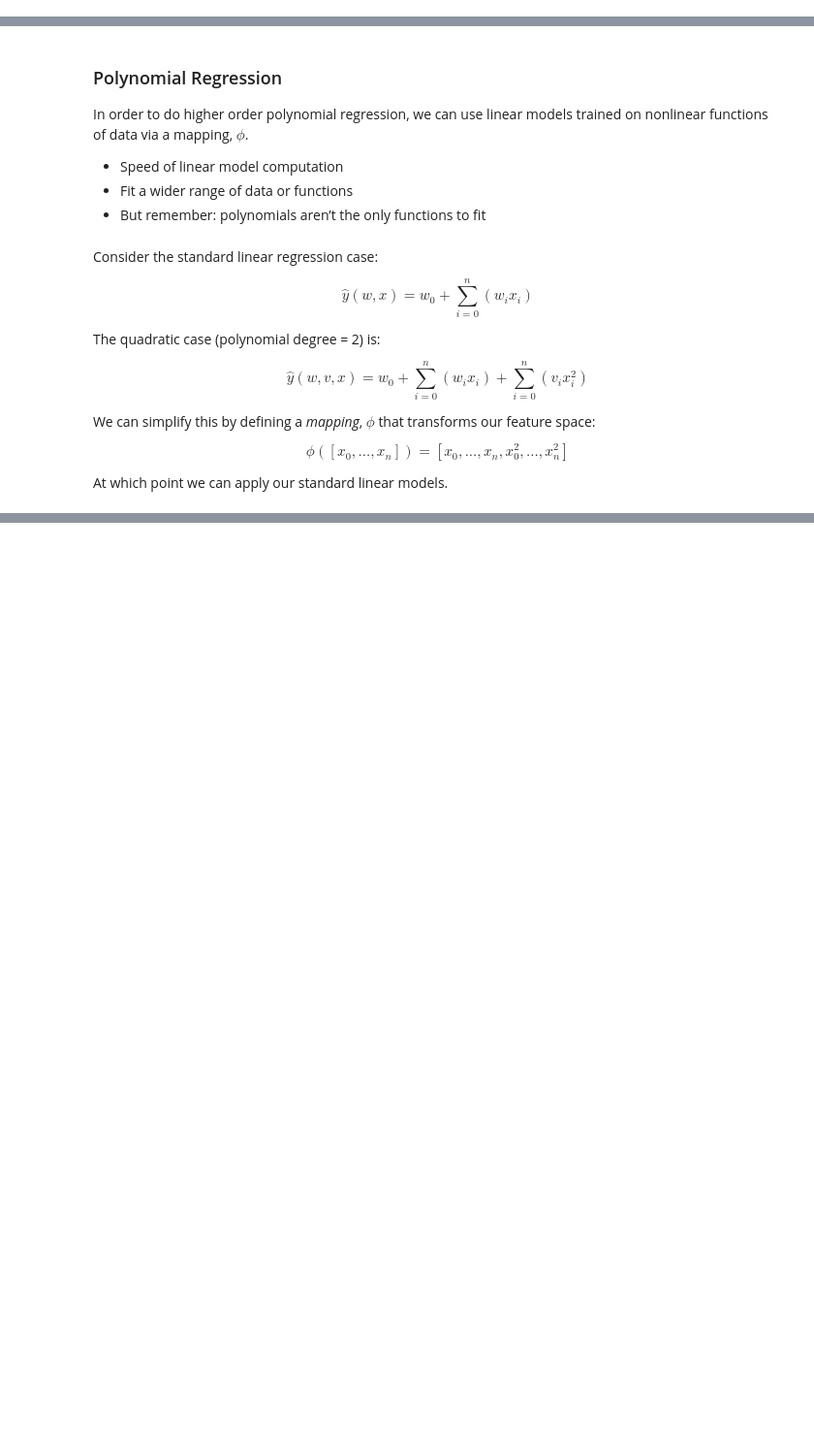
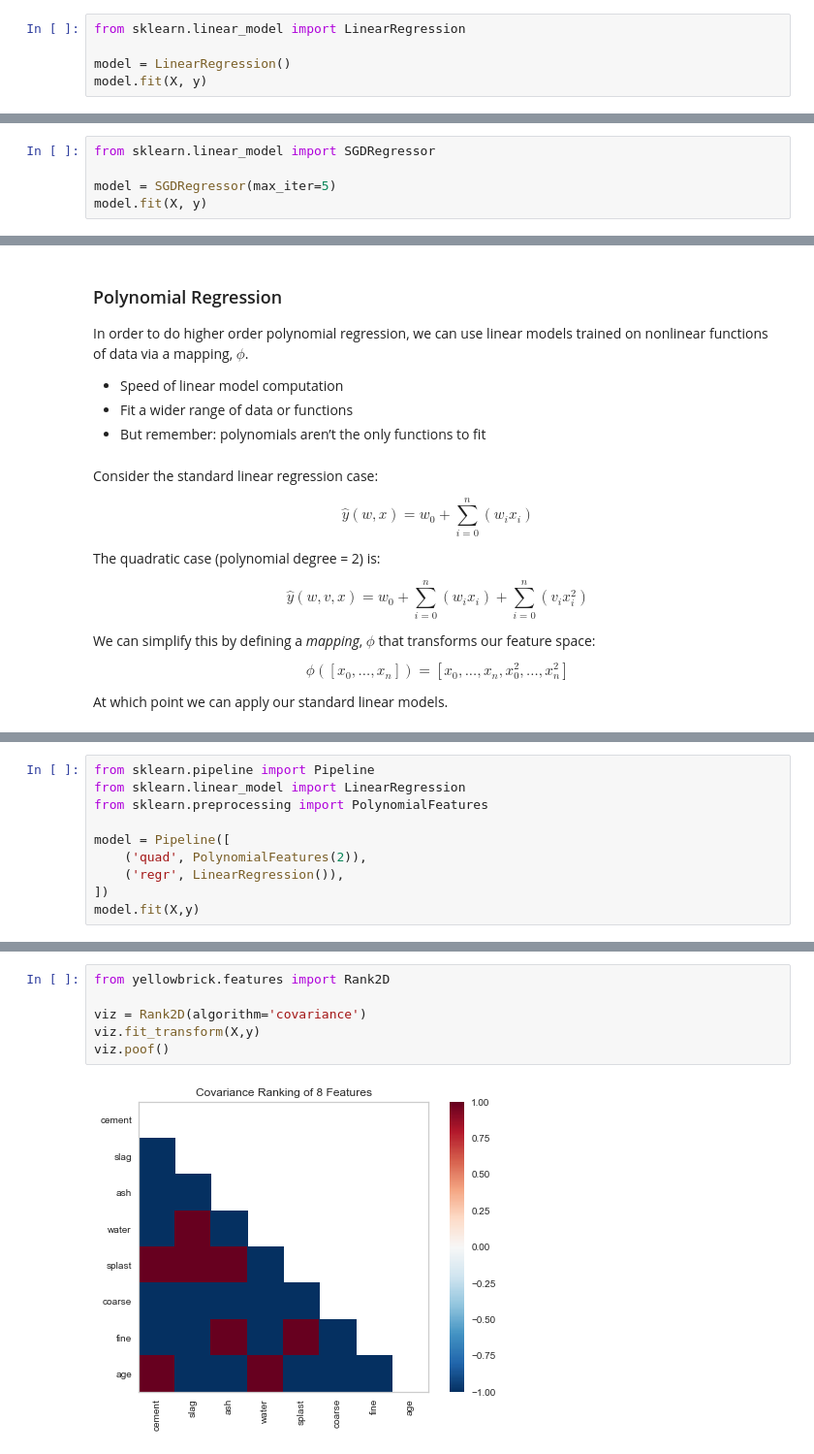
Before and after one commit to DistrictDataLabs/navyfcu-ml, a Jupyter notebook: Session 2 - Regression and Regularization.ipynb, the cells around one changed output, grey strips where cells are left out. Shown: that part at 97% size. Saved outputs shown, nothing was run; the diff lists cells and outputs as text; blank space fills up the shorter version.

```diff
--- a/Session 2 - Regression and Regularization.ipynb
+++ b/Session 2 - Regression and Regularization.ipynb
@@ -82,3 +91,8 @@ One-step learning algorithm solved by linear algebra system of linear equations
 - Slow if $n$ is large (e.g. $n\geq10^4$)
 - Computation of $(X^TX)^{-1}$ is slow
 - $(X^TX)$ must be invertible
+# %%
+from sklearn.linear_model import LinearRegression
+
+model = LinearRegression()
+model.fit(X, y)
@@ -100,3 +116,8 @@ $$\theta_1 := \theta_1 - \alpha\frac{1}{m}\sum_{i=1}^m(h_\theta(x^i)-y^i) \cdot
 - Works well with large $n$
 - Need to do many iterations
 - How to choose $\alpha$?
+# %%
+from sklearn.linear_model import SGDRegressor
+
+model = SGDRegressor(max_iter=5)
+model.fit(X, y)
@@ -171,0 +162,10 @@ model = Pipeline([
+# %%
+from sklearn.pipeline import Pipeline
+from sklearn.linear_model import LinearRegression
+from sklearn.preprocessing import PolynomialFeatures
+
+model = Pipeline([
+    ('quad', PolynomialFeatures(2)),
+    ('regr', LinearRegression()),
+])
+model.fit(X,y)
@@ -171,0 +249,8 @@ model = Pipeline([
+# %%
+from yellowbrick.features import Rank2D
+
+viz = Rank2D(algorithm='covariance')
+viz.fit_transform(X,y)
+viz.poof()
+# %% [output]
+[figure, added]
```
Also changed, not shown: parts of 42 cells of this notebook, 6 other files.
